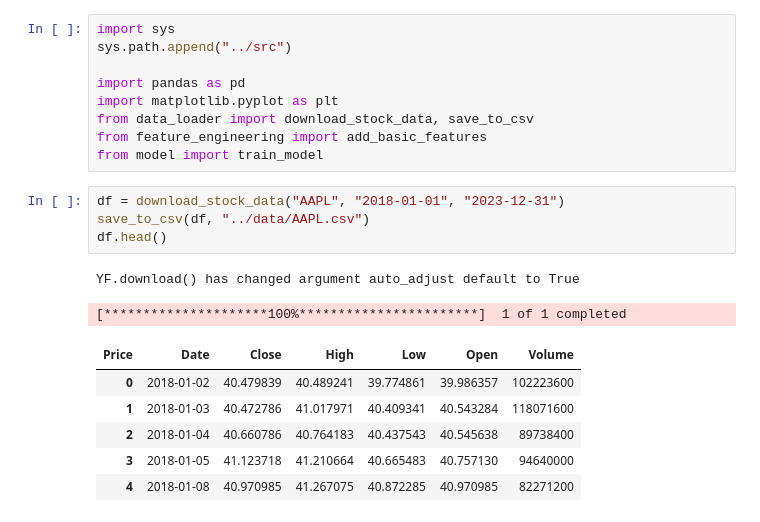
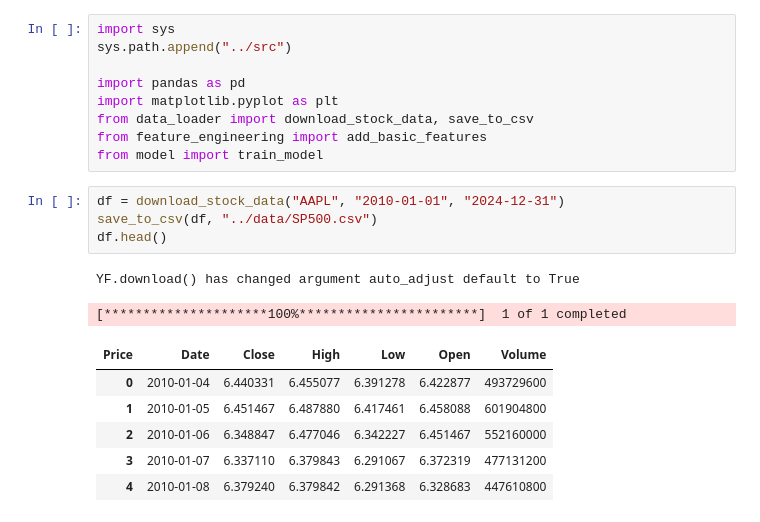
Before and after one commit to sqerbo01/stock-price-forecasting, a Jupyter notebook: notebooks/01_baseline_forecasting.ipynb, the cells around one changed output. Saved outputs shown, nothing was run; the diff lists cells and outputs as text.

```diff
--- a/notebooks/01_baseline_forecasting.ipynb
+++ b/notebooks/01_baseline_forecasting.ipynb
@@ -8,15 +8,15 @@ from data_loader import download_stock_data, save_to_csv
 from feature_engineering import add_basic_features
 from model import train_model
 # %%
-df = download_stock_data("AAPL", "2018-01-01", "2023-12-31")
-save_to_csv(df, "../data/AAPL.csv")
+df = download_stock_data("AAPL", "2010-01-01", "2024-12-31")
+save_to_csv(df, "../data/SP500.csv")
 df.head()
 # %% [output]
 YF.download() has changed argument auto_adjust default to True
 [*********************100%***********************]  1 of 1 completed
 | Price | Date | Close | High | Low | Open | Volume |
-| 0 | 2018-01-02 | 40.479839 | 40.489241 | 39.774861 | 39.986357 | 102223600 |
-| 1 | 2018-01-03 | 40.472786 | 41.017971 | 40.409341 | 40.543284 | 118071600 |
-| 2 | 2018-01-04 | 40.660786 | 40.764183 | 40.437543 | 40.545638 | 89738400 |
-| 3 | 2018-01-05 | 41.123718 | 41.210664 | 40.665483 | 40.757130 | 94640000 |
-| 4 | 2018-01-08 | 40.970985 | 41.267075 | 40.872285 | 40.970985 | 82271200 |
+| 0 | 2010-01-04 | 6.440331 | 6.455077 | 6.391278 | 6.422877 | 493729600 |
+| 1 | 2010-01-05 | 6.451467 | 6.487880 | 6.417461 | 6.458088 | 601904800 |
+| 2 | 2010-01-06 | 6.348847 | 6.477046 | 6.342227 | 6.451467 | 552160000 |
+| 3 | 2010-01-07 | 6.337110 | 6.379843 | 6.291067 | 6.372319 | 477131200 |
+| 4 | 2010-01-08 | 6.379240 | 6.379842 | 6.291368 | 6.328683 | 447610800 |
```
Also changed, not shown: parts of 11 cells of this notebook, 2 other files.
